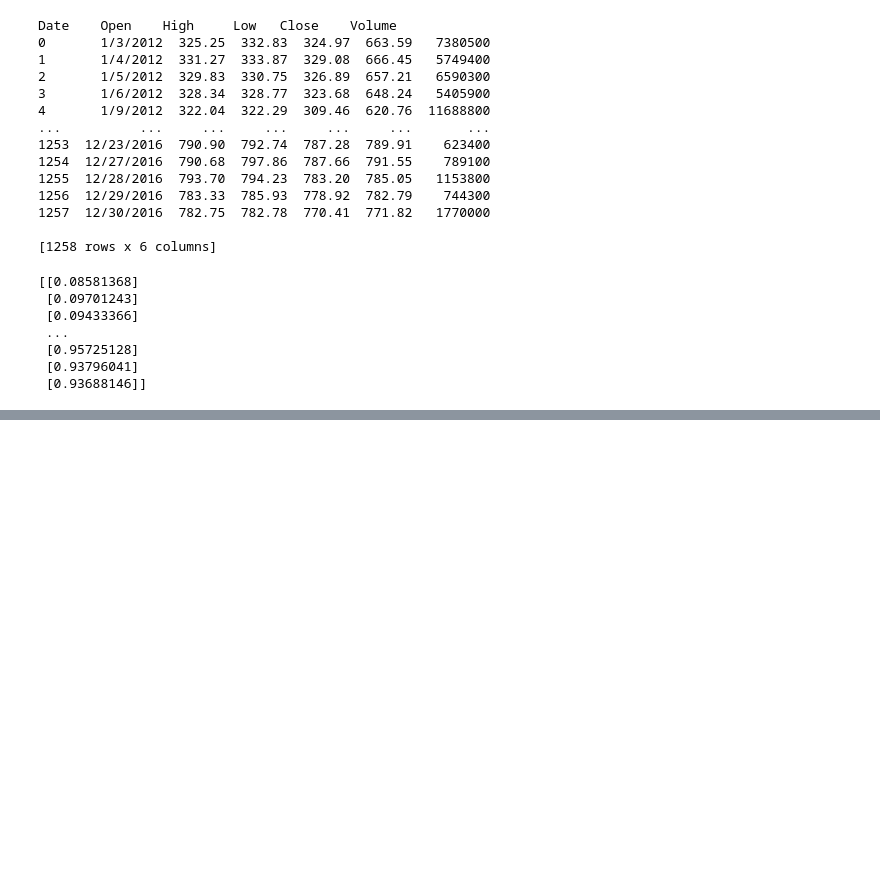
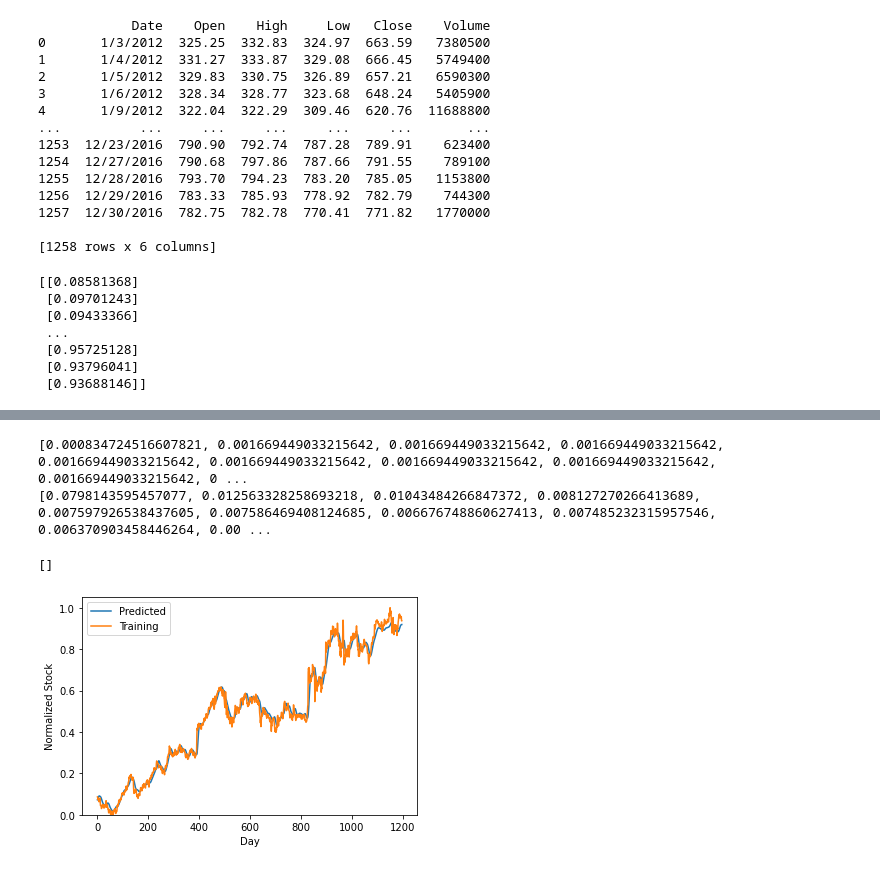
Before and after one commit to liproqq/bta_py, a Jupyter notebook: python_advanced/tag15/a3.ipynb, the cells around one changed output, grey strips where cells are left out. Saved outputs shown, nothing was run; the diff lists cells and outputs as text; code cells hidden in the pictures; blank space fills up the shorter version.

```diff
--- a/python_advanced/tag15/a3.ipynb
+++ b/python_advanced/tag15/a3.ipynb
@@ -75,0 +85,5 @@ print(y_train)
+# %%
+X_train = X_train.reshape(-1, 60, 1)
+
+print(X_train.shape)
+print(X_train)
@@ -75,0 +110,18 @@ print(y_train)
+# %%
+model = Sequential()
+
+model.add(LSTM(64, activation='relu',
+               return_sequences=True, input_shape=(60, 1)))
+model.add(Dropout(0.3))
+
+model.add(LSTM(64, activation='relu', return_sequences=True))
+model.add(Dropout(0.3))
+
+model.add(LSTM(64, activation='relu'))
+model.add(Dropout(0.3))
+
+model.add(Dense(1))
+
+model.compile(optimizer='adam',
+              loss='mean_squared_error',
+              metrics=['acc', 'mse'])
@@ -75,0 +132,2 @@ print(y_train)
+# %%
+stockmodel = model.fit(X_train, y_train, epochs=50)
@@ -75,0 +152,19 @@ print(y_train)
+# %%
+print(stockmodel.history['acc'])
+print(stockmodel.history['mse'])
+# %% [output]
+[0.000834724516607821, 0.001669449033215642, 0.001669449033215642, 0.001669449033215642, 0.001669449033215642, 0.001669449033215642, 0.001669449033215642, 0.001669449033215642, 0.001669449033215642, 0 ...
+[0.0798143595457077, 0.012563328258693218, 0.01043484266847372, 0.008127270266413689, 0.007597926538437605, 0.007586469408124685, 0.006676748860627413, 0.007485232315957546, 0.006370903458446264, 0.00 ...
+# %%
+y_pred = model.predict(X_train)
+
+plt.plot(y_pred, label='Predicted')
+plt.plot(y_train, label='Training')
+plt.ylim(0)
+plt.legend()
+plt.xlabel('Day')
+plt.ylabel('Normalized Stock')
+plt.plot()
+# %% [output]
+[]
+[figure, added]
```
Also changed, not shown: parts of 17 cells of this notebook, 1 other file.
